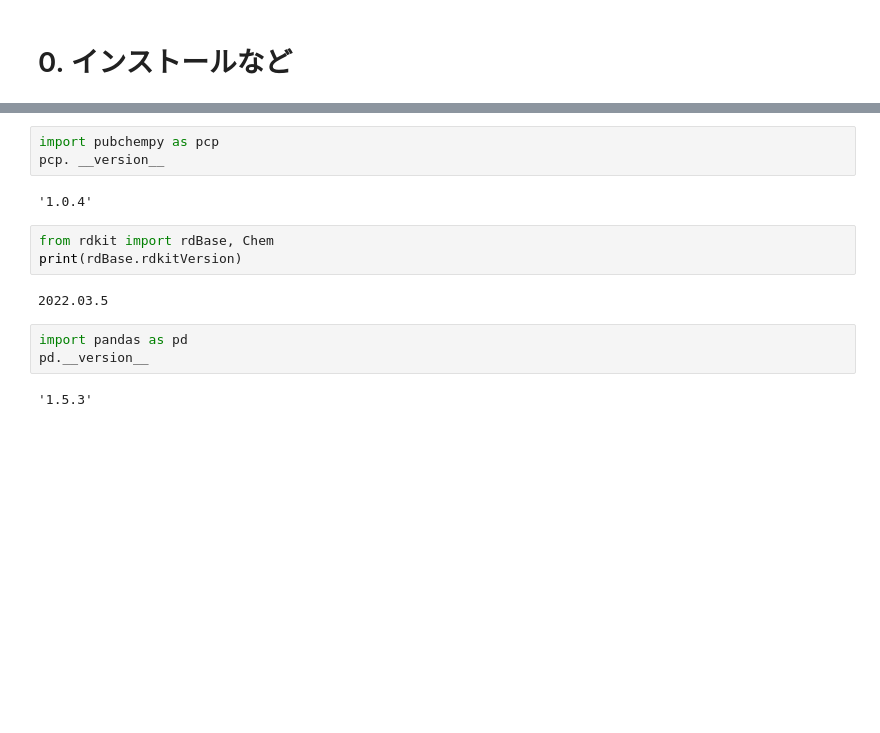
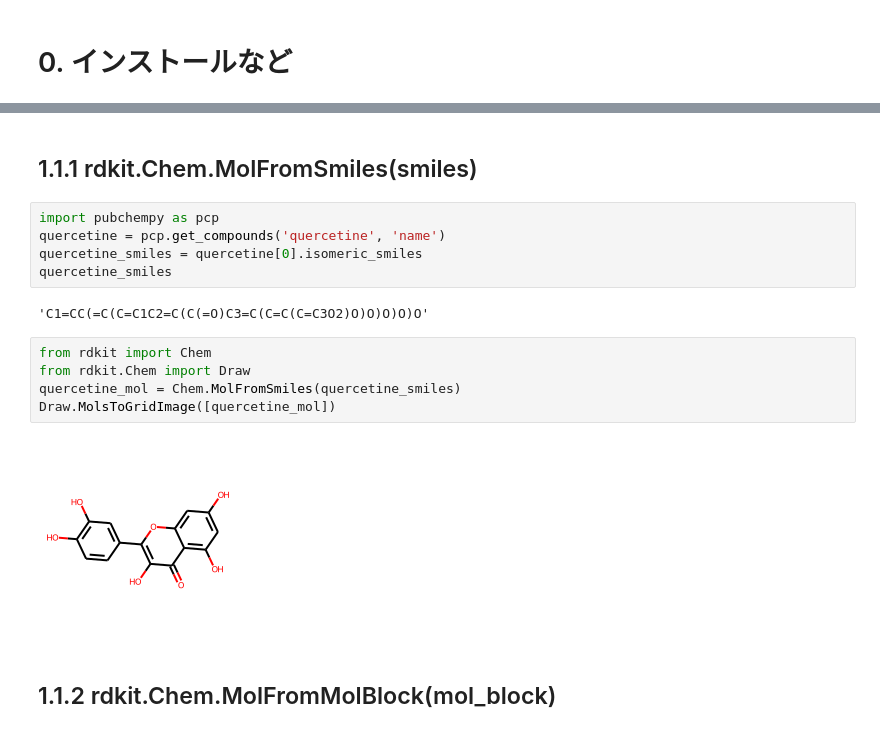
Before and after one commit to chemoinformatics-lecture/lecture-beginner, a Jupyter notebook: lesson04_RDKit/lecture_note_colab_RDKit_no0_install.ipynb, the cells around one changed output, grey strips where cells are left out. Saved outputs shown, nothing was run; the diff lists cells and outputs as text; blank space fills up the shorter version.

```diff
--- a/lesson04_RDKit/lecture_note_colab_RDKit_no0_install.ipynb
+++ b/lesson04_RDKit/lecture_note_colab_RDKit_no0_install.ipynb
@@ -34,15 +25,18 @@ Python 3.10.12
+# %% [markdown]
+## 1.1.1 rdkit.Chem.MolFromSmiles(smiles)
 # %%
 import pubchempy as pcp
-pcp. __version__
+quercetine = pcp.get_compounds('quercetine', 'name')
+quercetine_smiles = quercetine[0].isomeric_smiles
+quercetine_smiles
 # %% [output]
-'1.0.4'
+'C1=CC(=C(C=C1C2=C(C(=O)C3=C(C=C(C=C3O2)O)O)O)O)O'
-# %%
-from rdkit import rdBase, Chem
-print(rdBase.rdkitVersion)
-# %% [output]
-2022.03.5
-# %%
-import pandas as pd
-pd.__version__
-# %% [output]
-'1.5.3'
+# %%
+from rdkit import Chem
+from rdkit.Chem import Draw
+quercetine_mol = Chem.MolFromSmiles(quercetine_smiles)
+Draw.MolsToGridImage([quercetine_mol])
+# %% [output]
+[figure, added]
+# %% [markdown]
+## 1.1.2 rdkit.Chem.MolFromMolBlock(mol_block)
```
Also changed, not shown: parts of 16 cells of this notebook.
